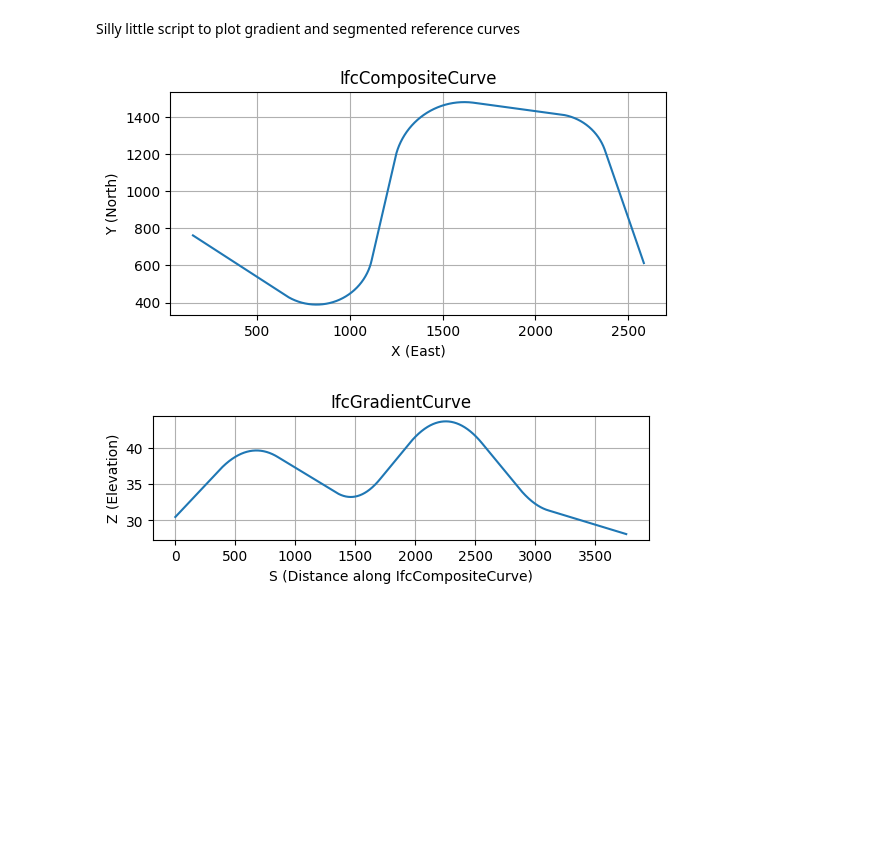
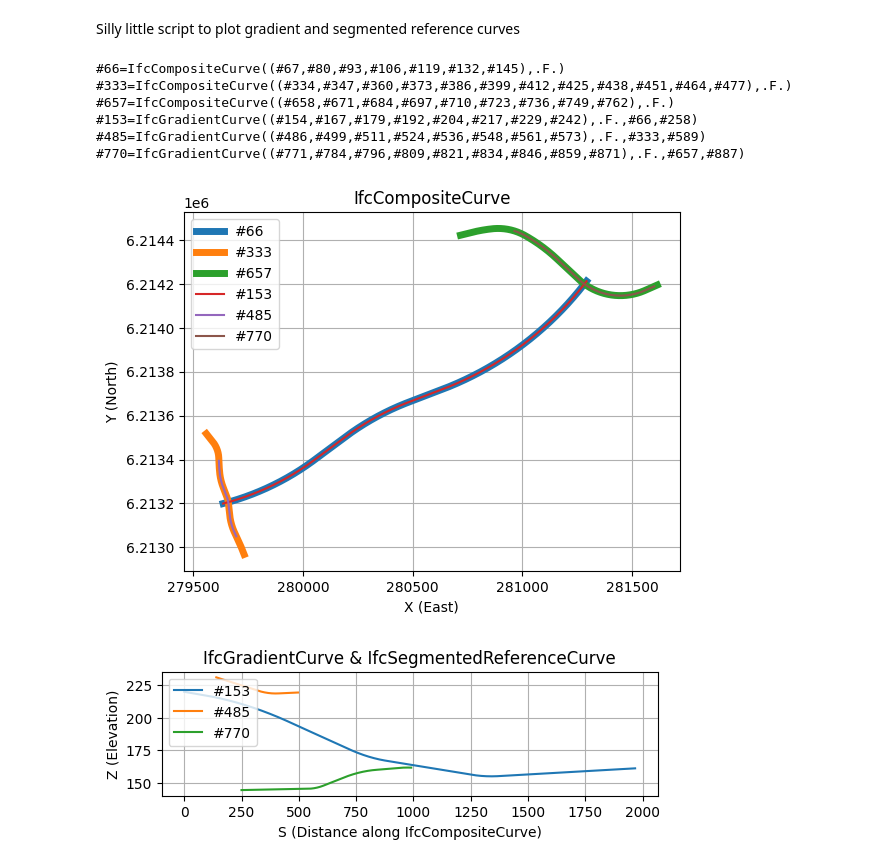
Before and after one commit to civilx64/IfcAlignmentDriver, a Jupyter notebook: Notebooks/GradientCurvePlot.ipynb, the cells around one changed output. Saved outputs shown, nothing was run; the diff lists cells and outputs as text; code cells hidden in the pictures; blank space fills up the shorter version.

```diff
--- a/Notebooks/GradientCurvePlot.ipynb
+++ b/Notebooks/GradientCurvePlot.ipynb
@@ -6,21 +6,8 @@ import ifcopenshell.geom as geom
 import numpy as np
 import matplotlib.pyplot as plt
 
-def euclidean_distance(p1, p2):
-    return np.sqrt(np.sum((p1 - p2) ** 2))
-
-
-
-#model = ifcopenshell.open("F:/IfcAlignmentDriver/TestFiles/Viadotto_Acerno_ADD2_rn7jkRY.ifc")
-model = ifcopenshell.open("F:/IfcOpenShell/_build-vs2022-x64/examples/FHWA_Bridge_Geometry_Alignment_Example.ifc")
-#model = ifcopenshell.open("F:/IfcOpenshell/_installed-vs2022-x64/bin/sectioned-solid-horizontal_bloss_cant.ifc")
-#model = ifcopenshell.open("F:/IFC-Rail-Unit-Test-Reference-Code/alignment_testset/IFC-WithGeneratedGeometry/GENERATED__CantAlignment_BlossCurve_100.0_300_1000_1_Meter.ifc")
-#model = ifcopenshell.open("F:/IfcOpenShell/_installed-vs2022-x64/bin/sectioned-solid-horizontal.ifc")
-#model = ifcopenshell.open("D:/IfcOpenShell/_build-vs2022-x64/examples/FHWA_Bridge_Geometry_Alignment_Example.ifc")
-#model = ifcopenshell.open("D:/dev-ifcopenshell-4x3-infra/examples/FHWA_Bridge_Geometry_Manual/FHWA_Bridge_Geometry_Alignment_Example_Python.ifc")
-#model = ifcopenshell.open("C:/Users/bricer/OneDrive - Washington State Department of Transportation/Desktop/Br01_UTS.ifc")
-
-curves = model.by_type("IfcGradientCurve",False) + model.by_type("IfcSegmentedReferenceCurve",False)
+#model = ifcopenshell.open("F:/IfcOpenShell/_build-vs2022-x64/examples/FHWA_Bridge_Geometry_Alignment_Example.ifc")
+model = ifcopenshell.open("F:/IfcAlignmentDriver/TestFiles/Alignment_only_v1.ifc")
 
 settings = geom.settings()
 
@@ -28,60 +15,71 @@ fig1 = plt.figure().add_subplot()
 fig2 = plt.figure().add_subplot()
 fig3 = plt.figure(figsize=(8,8)).add_subplot(projection="3d")
 
+hcurves = model.by_type("IfcCompositeCurve",False)
+for hc in hcurves:
+    print(hc)
+    shape = geom.create_shape(settings,hc)
+    verts = shape.verts
+    verts = np.array(verts).reshape((-1,3))
+    x,y,z = verts.T
+    fig1.plot(x,y,linewidth=5,label="#" + str(hc.id()))
+
+
+
+
+curves = model.by_type("IfcGradientCurve",False) + model.by_type("IfcSegmentedReferenceCurve",False)
 for curve in curves:
+    print(curve)
+    pwf = ifcopenshell.ifcopenshell_wrapper.map_shape(settings,curve.wrapped_data)
+    distances = pwf.evaluation_points()
+
     shape = geom.create_shape(settings,curve)
     verts = shape.verts
     verts = np.array(verts).reshape((-1,3))
     x,y,z = verts.T
 
-    fig1.plot(x,y)
-
-    # want to plot (dist along, elevation) so need to compute
-    # dist along from x,y. the following is probably bad code,
-    # I just used Microsoft Copilot to generate it
-    # Convert to Numpy arrays
-    points = np.array(list(zip(x, y)))
-    # Calculate pairwise distances using the Euclidean distance formula
-    distances = []
-    distances.append(0.0)
-    for i in range(len(points)-1):
-        dist = euclidean_distance(points[i], points[i+1])
-        distances.append(dist + distances[i])
-
-    fig2.plot(distances,z)
+    fig1.plot(x,y,label="#" + str(curve.id()))
+    fig2.plot(distances,z,label="#" + str(curve.id()))
 
     markerline, stemline, baseline = fig3.stem(x,y,z)
     plt.setp(stemline,linewidth=0.01)
     plt.setp(stemline,linestyles="dashed")
     plt.setp(markerline,markersize=1)
 
+
 fig1.set_title("IfcCompositeCurve")
-#fig1.legend(loc="upper left")
+fig1.legend(loc="upper left")
 #fig1.axis("square")
 fig1.set_aspect('equal',adjustable='box')
 fig1.set_xlabel("X (East)")
 fig1.set_ylabel("Y (North)")
 fig1.grid(True)
 
-fig2.set_title("IfcGradientCurve")
-#fig2.legend(loc="upper left")
+fig2.set_title("IfcGradientCurve & IfcSegmentedReferenceCurve")
+fig2.legend(loc="upper left")
 fig2.set_xlabel("S (Distance along IfcCompositeCurve)")
 fig2.set_ylabel("Z (Elevation)")
 fig2.set_box_aspect(0.25)
 fig2.grid(True)
 
 #fig3.set_title("IfcGradientCurve")
 #fig3.legend()
 #fig3.axis("square")
 fig3.set_xlabel("X (East)")
 fig3.set_ylabel("Y (North)")
 fig3.set_zlabel("Z (Elevation)")
 fig3.grid(True)
 fig3.set_box_aspect([1,1,1],zoom=0.8)
 #fig3.set_box_aspect(aspect=None,zoom=0.8)
 
 #plt.savefig("Alignment.png")
 plt.show()
 # %% [output]
+#66=IfcCompositeCurve((#67,#80,#93,#106,#119,#132,#145),.F.)
+#333=IfcCompositeCurve((#334,#347,#360,#373,#386,#399,#412,#425,#438,#451,#464,#477),.F.)
+#657=IfcCompositeCurve((#658,#671,#684,#697,#710,#723,#736,#749,#762),.F.)
+#153=IfcGradientCurve((#154,#167,#179,#192,#204,#217,#229,#242),.F.,#66,#258)
+#485=IfcGradientCurve((#486,#499,#511,#524,#536,#548,#561,#573),.F.,#333,#589)
+#770=IfcGradientCurve((#771,#784,#796,#809,#821,#834,#846,#859,#871),.F.,#657,#887)
-[figure, old version]
+[figure, new version]
-[figure, old version]
+[figure, new version]
```
Also changed, not shown: parts of 1 cell of this notebook, 19 other files.
